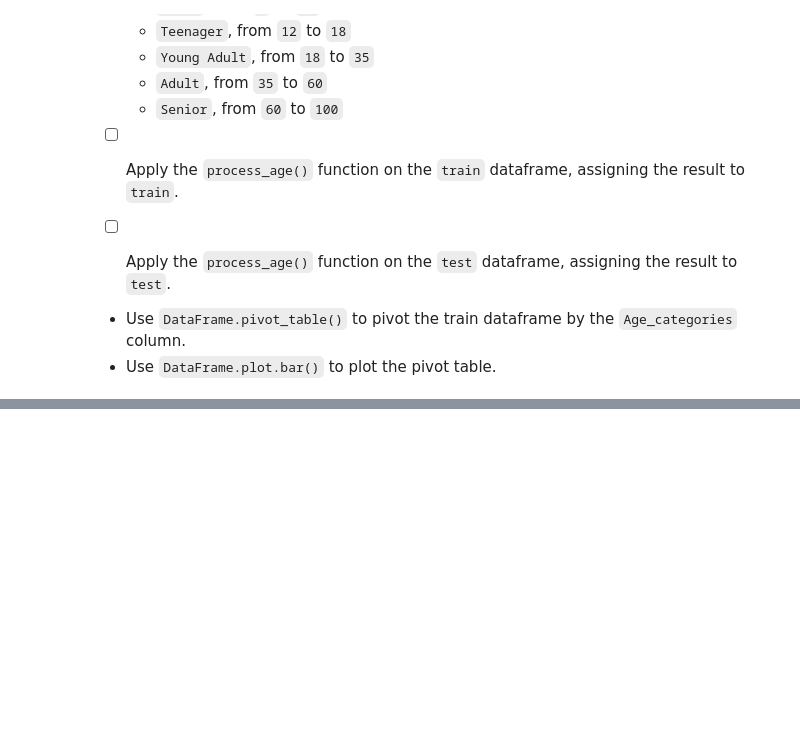
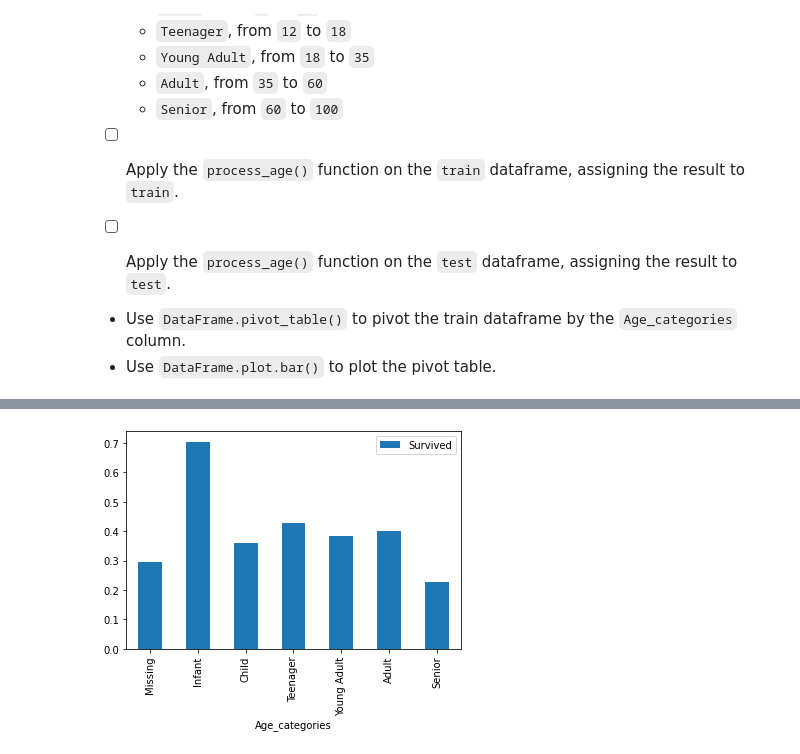
Before and after one commit to inaborges/dataquest, a Jupyter notebook: kaggle-course/Getting Started with Kaggle.ipynb, the cells around one changed output, grey strips where cells are left out. Cells and saved outputs as stored; diff of their text form; code cells hidden in the pictures; blank space fills up the shorter version.

```diff
--- a/kaggle-course/Getting Started with Kaggle.ipynb
+++ b/kaggle-course/Getting Started with Kaggle.ipynb
@@ -191,0 +201,11 @@
+# %%
+def process_age_1(df,cut_points,label_names):
+    df["Age"] = df["Age"].fillna(-0.5)
+    df["Age_categories"] = pd.cut(df["Age"],cut_points,labels=label_names)
+    return df
+
+cut_points = [-1,0,5,12,18,35,60,100]
+label_names = ["Missing","Infant","Child","Teenager","Young Adult","Adult", "Senior"]
+
+train = process_age_1(train,cut_points,label_names)
+test = process_age_1(test,cut_points,label_names)
@@ -191,0 +221,6 @@
+# %%
+pivot = train.pivot_table(index="Age_categories",values='Survived')
+pivot.plot.bar()
+plt.show()
+# %% [output]
+[figure, added]
```
Also changed, not shown: parts of 4 cells of this notebook.
